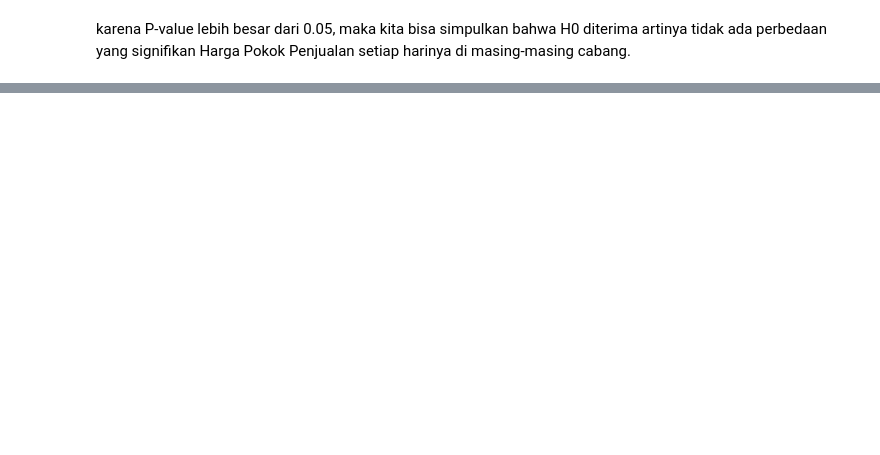
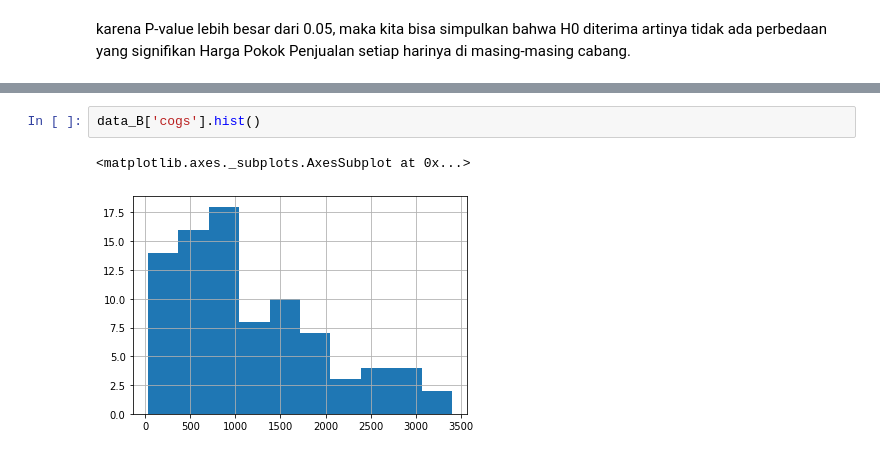
Before and after one commit to sivi-shahab/FTDS-HACKTIV8-Batch006, a Jupyter notebook: P0M1/h8dsft_Milestone1.ipynb, the cells around one changed output, grey strips where cells are left out. Drawn from its saved outputs; the diff is of its cells as text; blank space fills up the shorter version.

```diff
--- a/P0M1/h8dsft_Milestone1.ipynb
+++ b/P0M1/h8dsft_Milestone1.ipynb
@@ -432,0 +482,5 @@ Harga Pokok Penjualan setiap harinya di masing-masing cabang.
+# %%
+data_B['cogs'].hist()
+# %% [output]
+<matplotlib.axes._subplots.AxesSubplot at 0x...>
+[figure, added]
```
Also changed, not shown: parts of 29 cells of this notebook.
